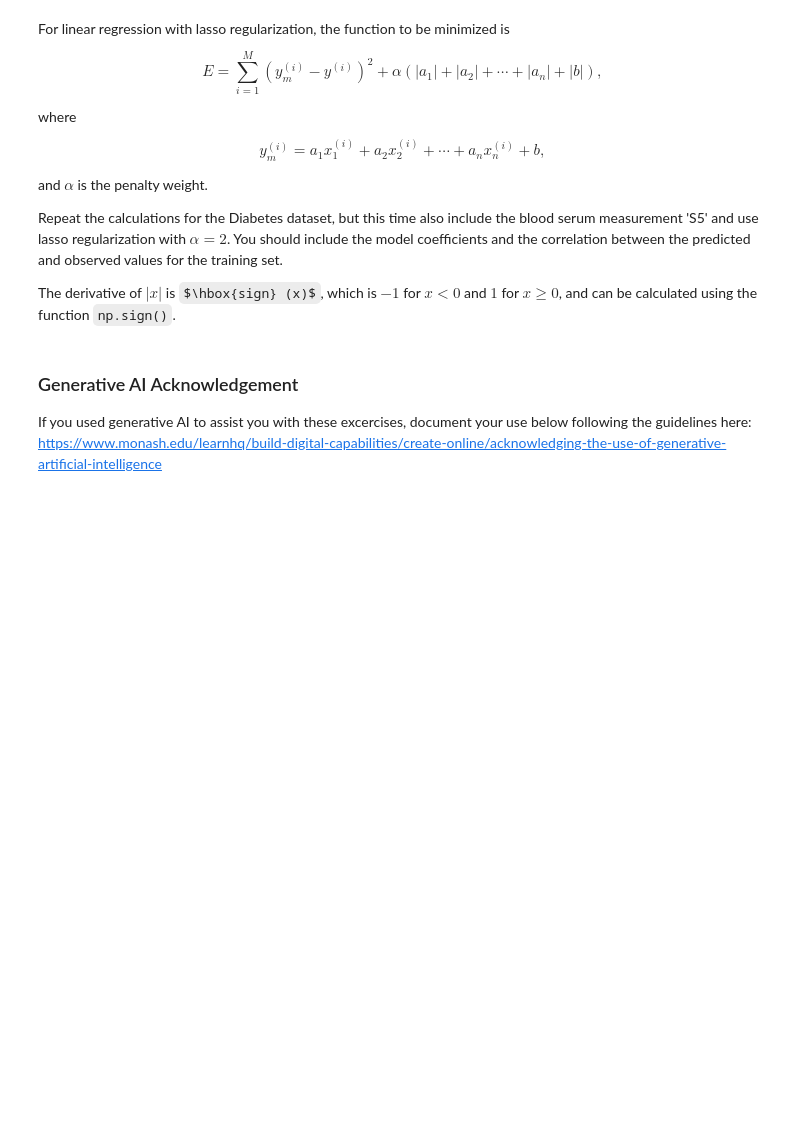
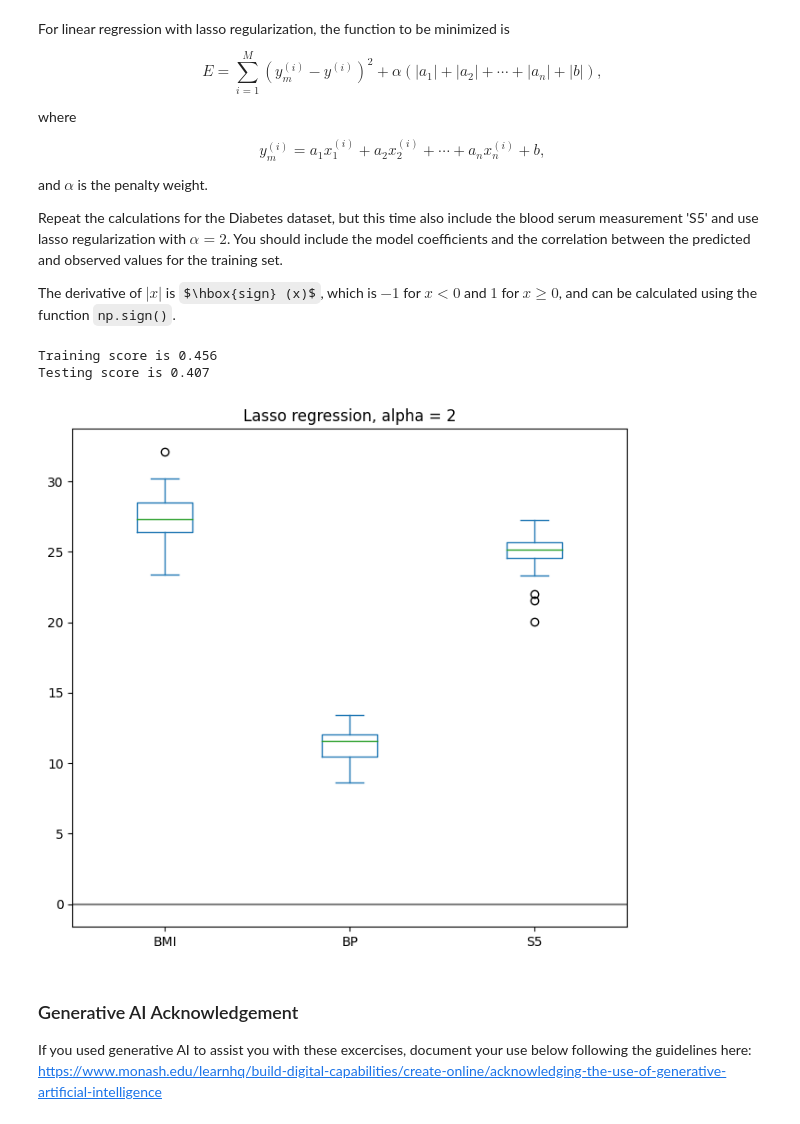
Before and after one commit to annhquannn/ADS2002-ango0017, a Jupyter notebook: GradientDescent.ipynb, the cells around one changed output. Cells and saved outputs as stored; diff of their text form; code cells hidden in the pictures; some formulas as TeX source; blank space fills up the shorter version.

```diff
--- a/GradientDescent.ipynb
+++ b/GradientDescent.ipynb
@@ -395,3 +399,8 @@ and $\alpha$ is the penalty weight.
 Repeat the calculations for the Diabetes dataset, but this time also include the blood serum measurement 'S5' and use lasso regularization with $\alpha=2$. You should include the model coefficients and the correlation between the predicted and observed values for the training set.
 
 The derivative of $|x|$ is $\hbox{sign} (x)$, which is $-1$ for $x<0$ and $1$ for $x\ge 0$, and can be calculated using the function `np.sign()`.
+# %%
+X = df[['BMI', 'BP','S5']]
+X = (X-X.mean())/X.std()
+Y = df['Y']
+X_train, X_test, Y_train, Y_test = train_test_split(X, Y, test_size=0.8, random_state=42)
@@ -398,3 +411,30 @@ The derivative of $|x|$ is $\hbox{sign} (x)$, which is $-1$ for $x<0$ and $1$ fo
+# %%
+lasso = Lasso(alpha=2)
+lasso.fit(X_train,Y_train)
+lasso_training_score = lasso.score(X_train,Y_train)
+preds_linear = lasso.predict(X_test)
+lasso_rsquared = r2_score(Y_test,preds_linear)
+
+print(f'Training score is {np.max(lasso_training_score):.3f}')
+print(f'Testing score is {np.max(lasso_rsquared):.3f}')
+# %% [output]
+Training score is 0.456
+Testing score is 0.407
+# %%
+scores = cross_validate(
+    Lasso(alpha = 2), X, Y,
+    cv=RepeatedKFold(n_splits = 5, n_repeats = 5),
+    return_estimator = True
+)
+
+coefs = pd.DataFrame([est.coef_ for est in scores['estimator']], columns = X.columns)
+
+ax = coefs.plot(kind='box',figsize=(10,7))
+plt.title('Lasso regression, alpha = 2')
+plt.axhline(y=0, color='.5')
+plt.subplots_adjust(left=.3)
+# %% [output]
+[figure, added]
 # %% [markdown]
 ### Generative AI Acknowledgement
 
```
Also changed, not shown: parts of 9 cells of this notebook.
